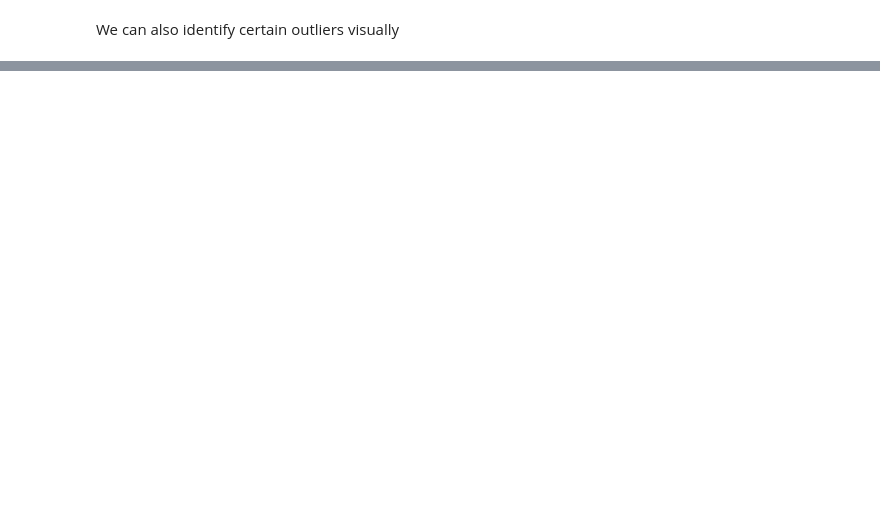
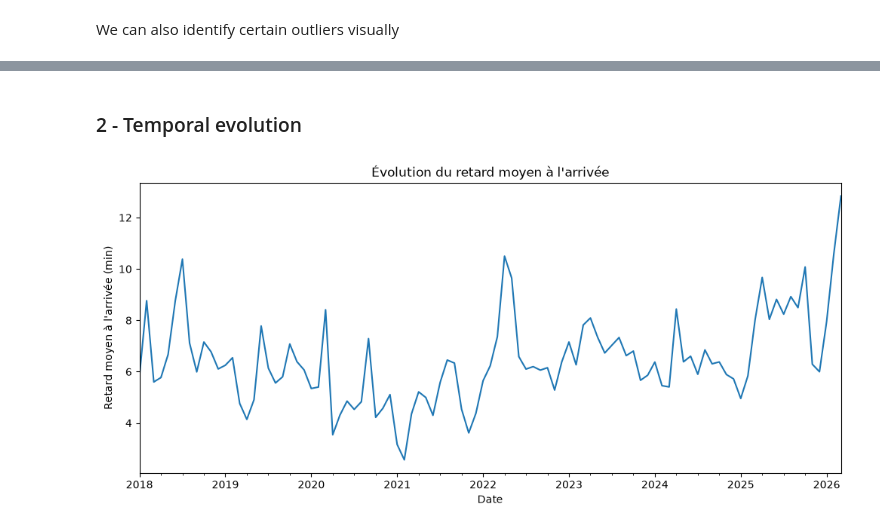
Before and after one commit to FaureArm/IA700_Project, a Jupyter notebook: notebooks/exploration_notebook.ipynb, the cells around one changed output, grey strips where cells are left out. Cells and saved outputs as stored; diff of their text form; code cells hidden in the pictures; blank space fills up the shorter version.

Commit message:
Finished first basic data cleaning. Started EDA.

```diff
--- a/notebooks/exploration_notebook.ipynb
+++ b/notebooks/exploration_notebook.ipynb
@@ -84,0 +168,5 @@ We can also identify certain outliers visually
+# %%
+# convert date strings into dateTime obj
+print(f"DataSet dates as a string: {df["Date"][0]}")
+df_cleaned["Date"] = pd.to_datetime(df["Date"]).reset_index(drop=True)
+print(f"DataSet dates as a DateTime: {df_cleaned["Date"][0]}")
@@ -84,0 +176,28 @@ We can also identify certain outliers visually
+# %%
+# there are also errors in national/international services
+# example:
+i = 1209
+print(f"Service: International, ligne {i}")
+print(f"Gare de depart: {df_cleaned['Gare de départ'][i]}")
+print(f"Gare d'arrivée: {df_cleaned["Gare d'arrivée"][i]}")
+print(" - - - -- - - - - - -- ")
+
+# cleanup:
+internation_stations = [
+    "ITALIE",
+    "BARCELONA",
+    "MADRID",
+    "GENEVE",
+    "LAUSANNE",
+    "ZURICH",
+    "STUTTGART",
+    "FRANCFORT"
+    ]
+
+for i, service in enumerate(df_cleaned['Service']):
+    if service == "National" and ((df_cleaned['Gare de départ'][i] in internation_stations) or (df_cleaned["Gare d'arrivée"][i] in internation_stations)):
+        print(f"Service: {service}, rang {i}")
+        print(f"Gare de depart: {df_cleaned['Gare de départ'][i]}")
+        print(f"Gare d'arrivée: {df_cleaned["Gare d'arrivée"][i]}")
+        # replace erronous value
+        df_cleaned['Service'] = "International"
@@ -84,0 +277,16 @@ We can also identify certain outliers visually
+# %% [markdown]
+### 2 - Temporal evolution
+# %%
+monthly = (
+    df_cleaned
+    .groupby("Date")["Retard moyen de tous les trains à l'arrivée"]
+    .mean()
+)
+
+monthly.plot(figsize=(12, 5))
+
+plt.ylabel("Retard moyen à l'arrivée (min)")
+plt.title("Évolution du retard moyen à l'arrivée")
+plt.show()
+# %% [output]
+[figure, added]
```
Also changed, not shown: parts of 18 cells of this notebook.
